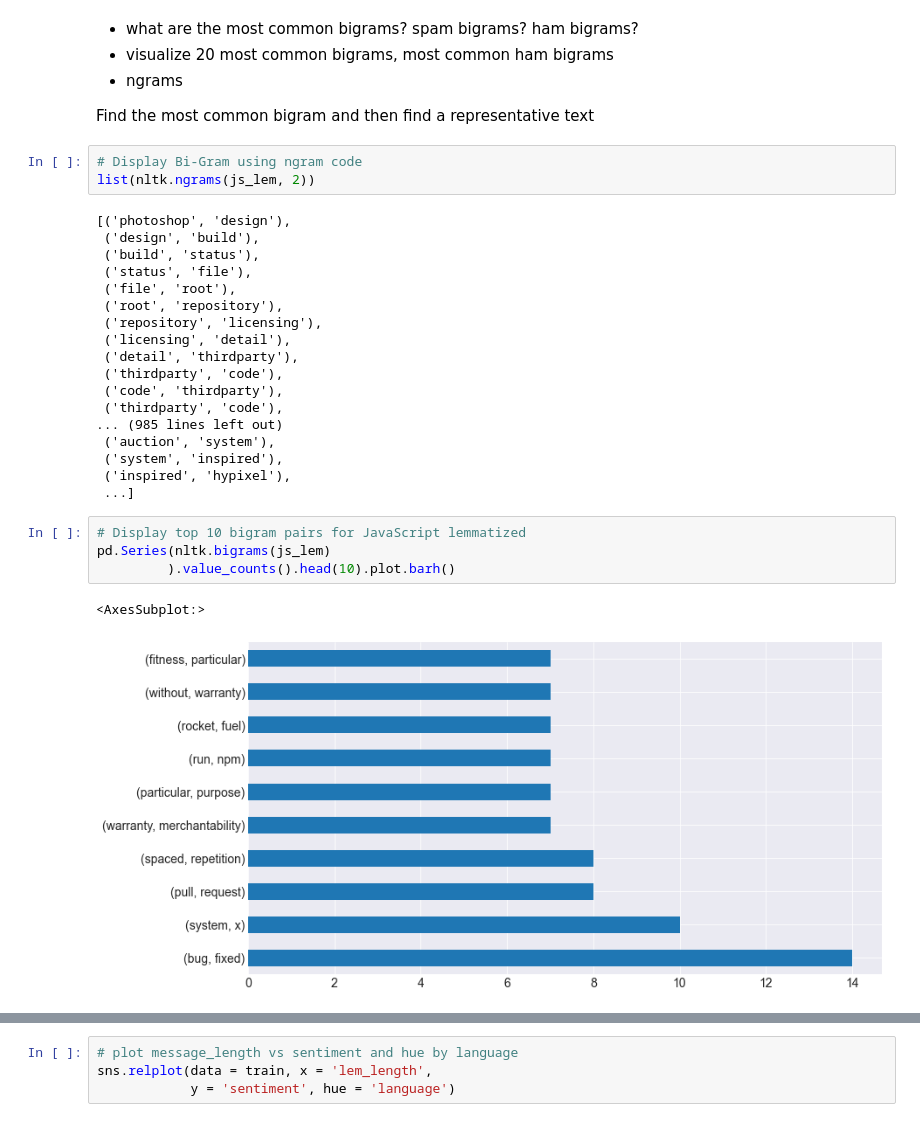
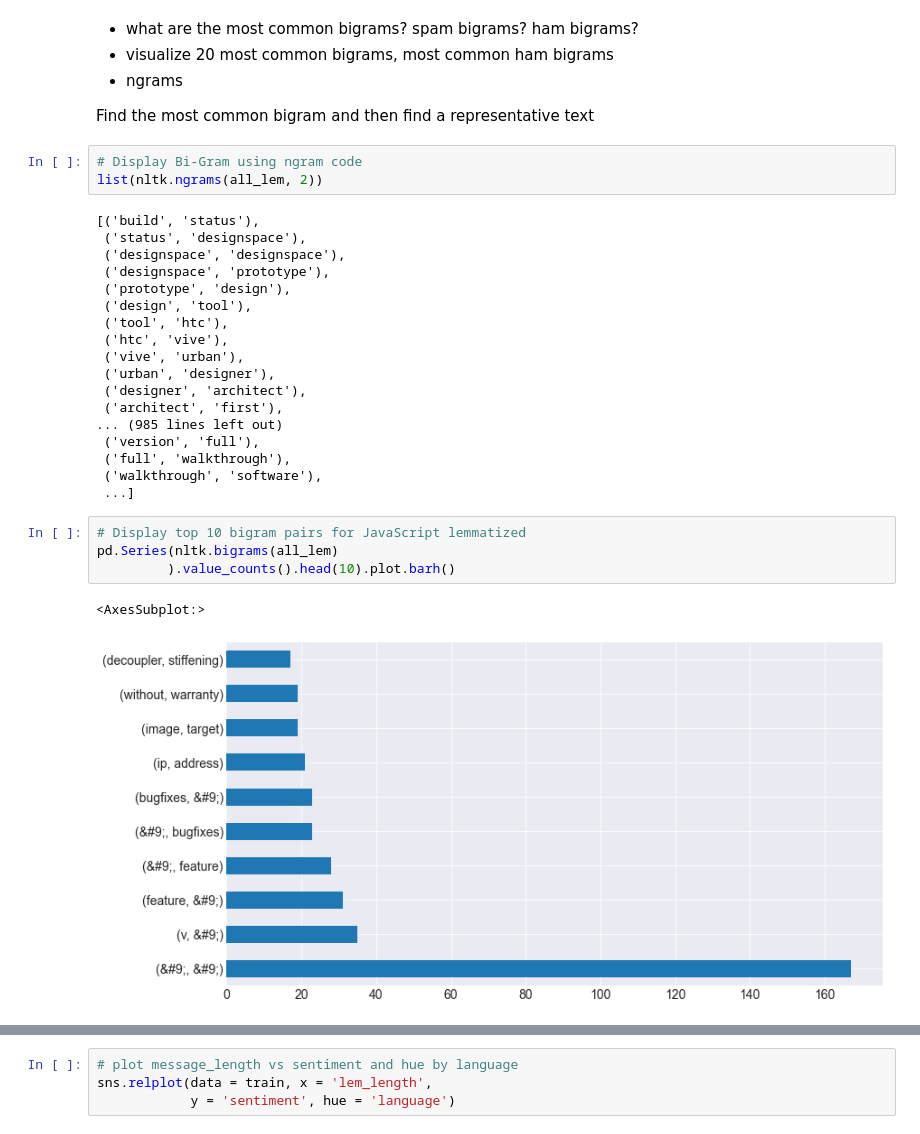
Before and after one commit to Codeup-Mirzakhani-Group1-NLP-Project/Codeup-Mirzakhani-GitHub-Scrape-NLP-Project, a Jupyter notebook: justin_docs/Justin_project_working.ipynb, the cells around one changed output, grey strips where cells are left out. Cells and saved outputs as stored; diff of their text form.

```diff
--- a/justin_docs/Justin_project_working.ipynb
+++ b/justin_docs/Justin_project_working.ipynb
@@ -769,29 +769,29 @@ Represent text as combinations of 2 words
 Find the most common bigram and then find a representative text
 # %%
 # Display Bi-Gram using ngram code
-list(nltk.ngrams(js_lem, 2))
+list(nltk.ngrams(all_lem, 2))
 # %% [output]
-[('photoshop', 'design'),
- ('design', 'build'),
- ('build', 'status'),
- ('status', 'file'),
- ('file', 'root'),
- ('root', 'repository'),
- ('repository', 'licensing'),
- ('licensing', 'detail'),
- ('detail', 'thirdparty'),
- ('thirdparty', 'code'),
- ('code', 'thirdparty'),
- ('thirdparty', 'code'),
+[('build', 'status'),
+ ('status', 'designspace'),
+ ('designspace', 'designspace'),
+ ('designspace', 'prototype'),
+ ('prototype', 'design'),
+ ('design', 'tool'),
+ ('tool', 'htc'),
+ ('htc', 'vive'),
+ ('vive', 'urban'),
+ ('urban', 'designer'),
+ ('designer', 'architect'),
+ ('architect', 'first'),
 ... (985 lines left out)
- ('auction', 'system'),
- ('system', 'inspired'),
- ('inspired', 'hypixel'),
+ ('version', 'full'),
+ ('full', 'walkthrough'),
+ ('walkthrough', 'software'),
  ...]
 # %%
 # Display top 10 bigram pairs for JavaScript lemmatized
-pd.Series(nltk.bigrams(js_lem)
+pd.Series(nltk.bigrams(all_lem)
          ).value_counts().head(10).plot.barh()
 # %% [output]
 <AxesSubplot:>
-[figure, old version]
+[figure, new version]
```
Also changed, not shown: parts of 48 cells of this notebook.
